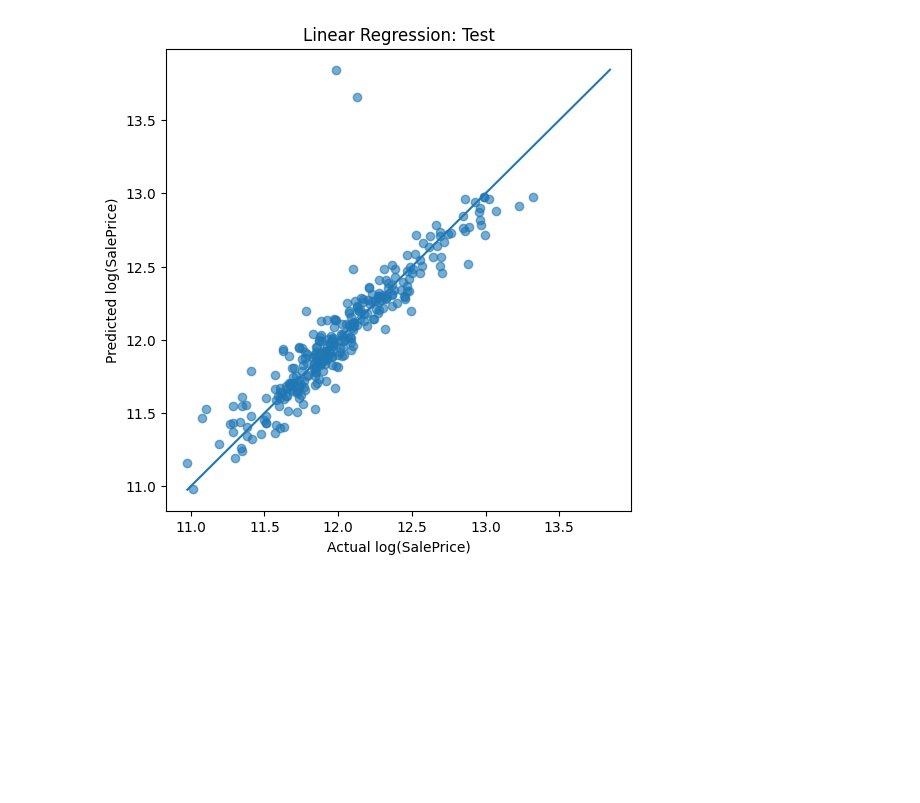
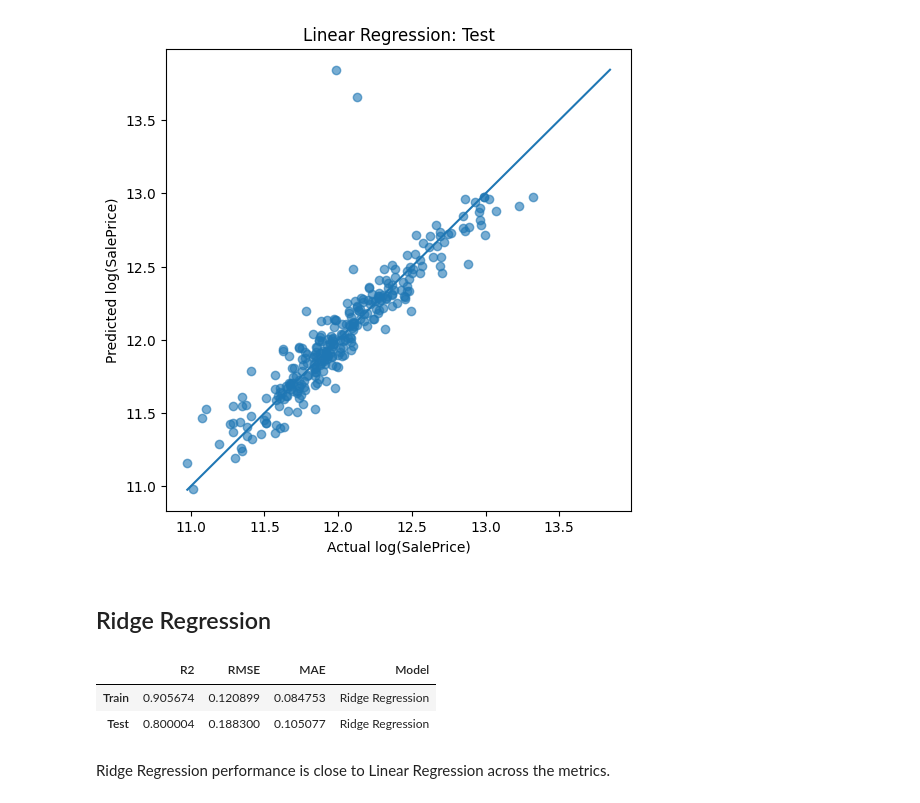
Before and after one commit to hisarciklilar/heritage-housing-issues, a Jupyter notebook: jupyter_notebooks/05_Modeling_and_ML_Pipeline.ipynb, the cells around one changed output. Drawn from its saved outputs; the diff is of its cells as text; code cells hidden in the pictures; blank space fills up the shorter version.

Commit message:
Add Ridge Regression and Evaluation

```diff
--- a/jupyter_notebooks/05_Modeling_and_ML_Pipeline.ipynb
+++ b/jupyter_notebooks/05_Modeling_and_ML_Pipeline.ipynb
@@ -358,0 +365,27 @@ preprocessor = ColumnTransformer(
+# %%
+log_scaled_transformer = Pipeline(steps=[
+    ("imputer", SimpleImputer(strategy="median")),
+    ("log", FunctionTransformer(np.log, feature_names_out="one-to-one")),
+    ("scaler", StandardScaler())
+])
+
+log1p_scaled_transformer = Pipeline(steps=[
+    ("imputer", SimpleImputer(strategy="median")),
+    ("log1p", FunctionTransformer(np.log1p, feature_names_out="one-to-one")),
+    ("scaler", StandardScaler())
+])
+
+numeric_scaled_transformer = Pipeline(steps=[
+    ("imputer", SimpleImputer(strategy="median")),
+    ("scaler", StandardScaler())
+])
+
+preprocessor_scaled = ColumnTransformer(
+    transformers=[
+        ("log", log_scaled_transformer, log_vars),
+        ("log1p", log1p_scaled_transformer, log1p_vars),
+        ("num", numeric_scaled_transformer, numeric_and_binary_vars),
+        ("cat", categorical_transformer, categorical_vars),
+    ],
+    remainder="drop"
+)
@@ -367,3 +404,9 @@ linear_pipeline = Pipeline(steps=[
+# %%
+ridge_pipeline = Pipeline(steps=[
+    ("feature_engineering", FeatureEngineerHPData(bedroom_impute_strategy="mean")),
+    ("preprocessor", preprocessor_scaled),
+    ("model", Ridge())
+])
 # %% [markdown]
 ## Create Evaluation Functions
 # %%
@@ -415,3 +460,19 @@ plot_actual_vs_predicted(y_test, linear_pred_test, "Linear Regression: Test")
 # %% [output]
 [figure]
 [figure]
+# %% [markdown]
+## Ridge Regression
+# %%
+ridge_pipeline.fit(X_train, y_train)
+
+ridge_results, ridge_pred_train, ridge_pred_test = evaluate_model(
+    ridge_pipeline, X_train, X_test, y_train, y_test, model_name="Ridge Regression"
+)
+
+ridge_results
+# %% [output]
+|  | R2 | RMSE | MAE | Model |
+| Train | 0.905674 | 0.120899 | 0.084753 | Ridge Regression |
+| Test | 0.800004 | 0.188300 | 0.105077 | Ridge Regression |
+# %% [markdown]
+Ridge Regression performance is close to Linear Regression across the metrics.
```
Also changed, not shown: parts of 8 cells of this notebook.
